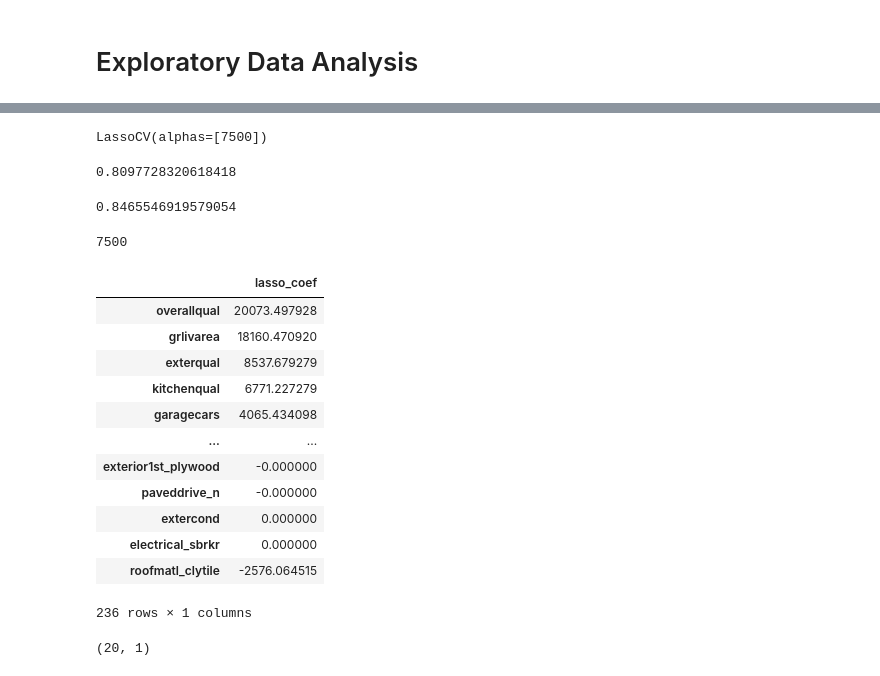
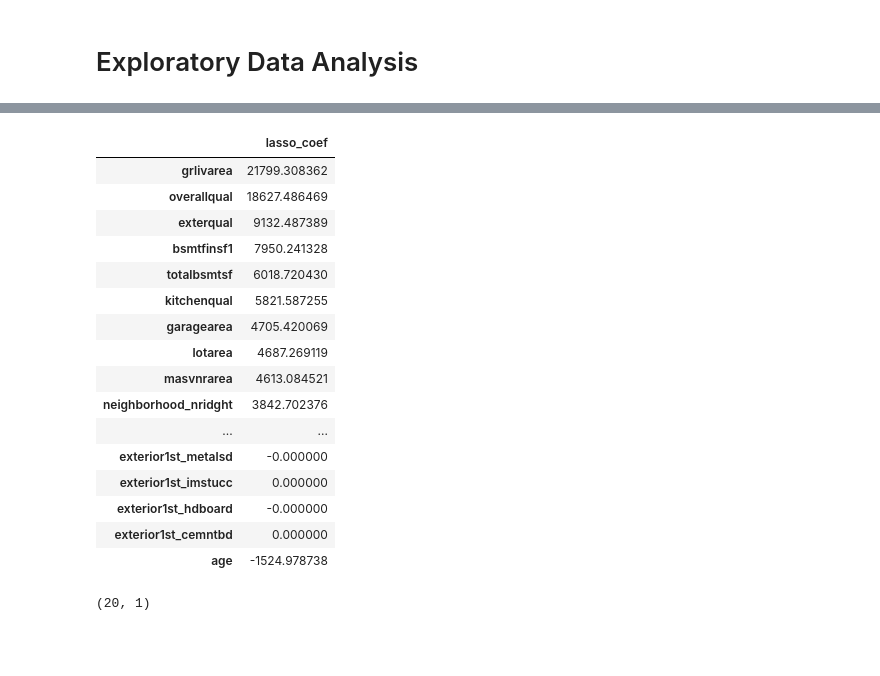
Before and after one commit to alexyehyuxuan/disprojects, a Jupyter notebook: Project_2/2.Project_2 - EDA_Modeling.ipynb, the cells around one changed output, grey strips where cells are left out. Drawn from its saved outputs; the diff is of its cells as text; code cells hidden in the pictures; blank space fills up the shorter version.

```diff
--- a/Project_2/2.Project_2 - EDA_Modeling.ipynb
+++ b/Project_2/2.Project_2 - EDA_Modeling.ipynb
@@ -415,2 +465,0 @@ X_test = ss.transform(X_test)
-# %%
-lasso = LassoCV(n_alphas=500)
@@ -423,2 +465,0 @@ Lasso Regression R2 Train Score: 0.8413963928398932
-# %%
-lasso.fit(X_train, y_train)
@@ -457,38 +466,24 @@ n_alphas = np.logspace(3, 7, 5)
-# %%
-lasso = LassoCV(alphas = [7500])
-# %%
-lasso.fit(X_train, y_train)
-# %% [output]
-LassoCV(alphas=[7500])
-# %%
-lasso.score(X_train, y_train)
-# %% [output]
-0.8097728320618418
-# %%
-lasso.score(X_test, y_test)
-# %% [output]
-0.8465546919579054
-# %%
-lasso.alpha_
-# %% [output]
-7500
 # %%
-lasso_coef = pd.Series(lasso.coef_, index =features).sort_values(ascending = False).to_frame(name = 'lasso_coef')
+lasso_coef = pd.Series(lasso.coef_, index =features2).sort_values(ascending = False).to_frame(name = 'lasso_coef')
 lasso_coef
 # %% [output]
 |  | lasso_coef |
-| overallqual | 20073.497928 |
-| grlivarea | 18160.470920 |
-| exterqual | 8537.679279 |
-| kitchenqual | 6771.227279 |
-| garagecars | 4065.434098 |
+| grlivarea | 21799.308362 |
+| overallqual | 18627.486469 |
+| exterqual | 9132.487389 |
+| bsmtfinsf1 | 7950.241328 |
+| totalbsmtsf | 6018.720430 |
+| kitchenqual | 5821.587255 |
+| garagearea | 4705.420069 |
+| lotarea | 4687.269119 |
+| masvnrarea | 4613.084521 |
+| neighborhood_nridght | 3842.702376 |
 | ... | ... |
-| exterior1st_plywood | -0.000000 |
-| paveddrive_n | -0.000000 |
-| extercond | 0.000000 |
-| electrical_sbrkr | 0.000000 |
-| roofmatl_clytile | -2576.064515 |
+| exterior1st_metalsd | -0.000000 |
+| exterior1st_imstucc | 0.000000 |
+| exterior1st_hdboard | -0.000000 |
+| exterior1st_cemntbd | 0.000000 |
+| age | -1524.978738 |
-236 rows × 1 columns
 # %%
 lasso_coef.loc[lasso_coef['lasso_coef']!=0].shape
 # %% [output]
```
Also changed, not shown: parts of 190 cells of this notebook.
